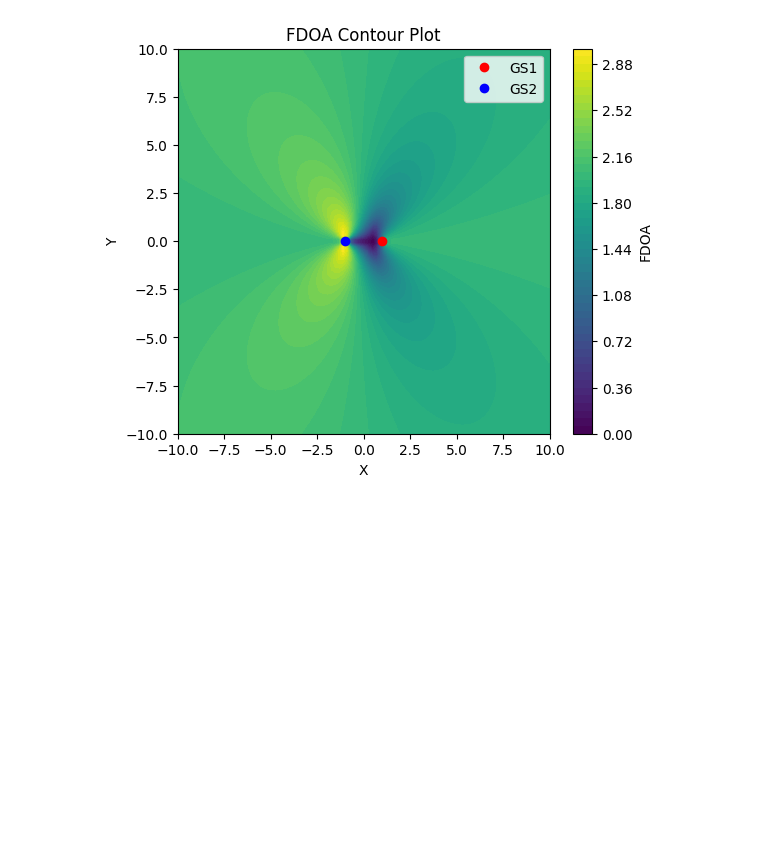
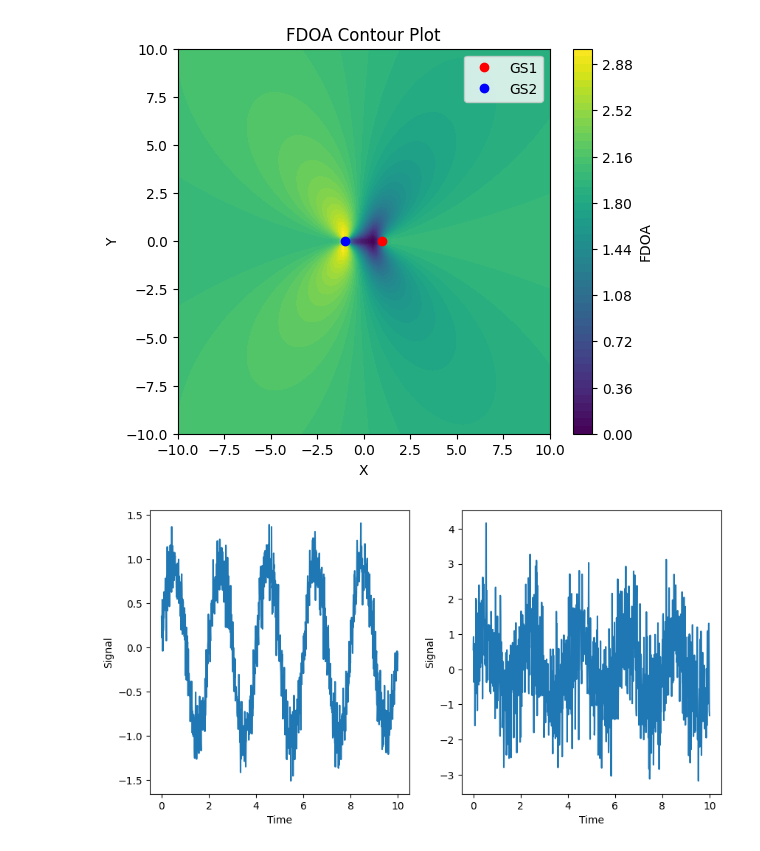
Before and after one commit to kamilix2003/sat-ant, a Jupyter notebook: multilat.ipynb, the cells around one changed output. Drawn from its saved outputs; the diff is of its cells as text; code cells hidden in the pictures; blank space fills up the shorter version.

```diff
--- a/multilat.ipynb
+++ b/multilat.ipynb
@@ -236,3 +236,25 @@ ax.legend()
 plt.show()
 # %% [output]
 [figure]
+# %%
+import numpy as np
+import matplotlib.pyplot as plt
+np.random.seed(0)
+N = 1000
+t = np.linspace(0, 10, N)
+noise_low = np.random.normal(0, .2, N)
+noise_high = np.random.normal(0, 1, N)
+sig = np.sin(2 * np.pi * 0.5 * t)  # 0.5 Hz sine wave
+
+fig = plt.figure(figsize=(10, 5))
+ax = fig.add_subplot(121)
+ax.plot(t, sig + noise_low, label='Low Noise')
+ax.set_xlabel('Time')
+ax.set_ylabel('Signal')
+ax = fig.add_subplot(122)
+ax.plot(t, sig + noise_high, label='High Noise')
+ax.set_xlabel('Time')
+ax.set_ylabel('Signal')
+plt.show()
+# %% [output]
+[figure, added]
```
Also changed, not shown: 4 other files.
